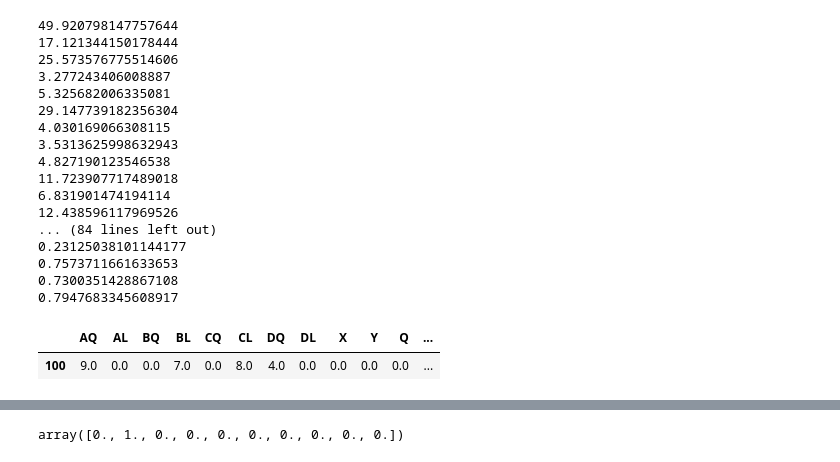
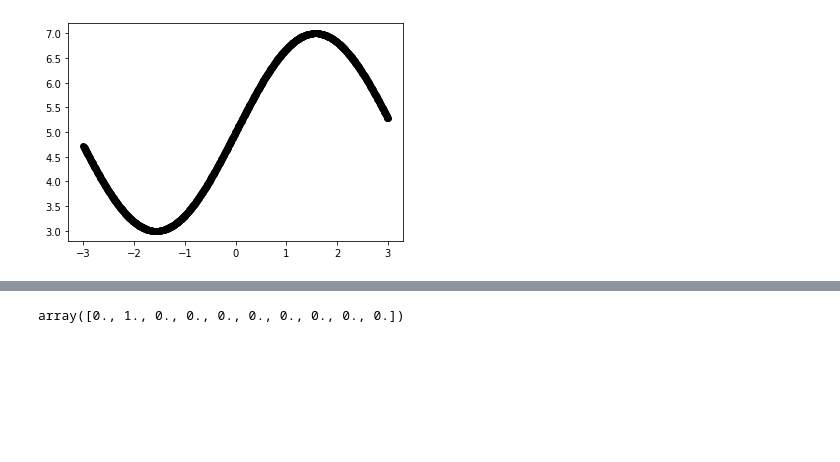
Before and after one commit to maks-tabu/dus_mm, a Jupyter notebook: neural_network.ipynb, the cells around one changed output, grey strips where cells are left out. Cells and saved outputs as stored; diff of their text form; code cells hidden in the pictures; blank space fills up the shorter version.

```diff
--- a/neural_network.ipynb
+++ b/neural_network.ipynb
@@ -184,25 +239,27 @@ dus_mm.add(Layer(y.shape[1], 'linear'))
-# %%
-dus_mm.optimize(X, y)
-# %% [output]
-49.920798147757644
-17.121344150178444
-25.573576775514606
-3.277243406008887
-5.325682006335081
-29.147739182356304
-4.030169066308115
-3.5313625998632943
-4.827190123546538
-11.723907717489018
-6.831901474194114
-12.438596117969526
-... (84 lines left out)
-0.23125038101144177
-0.7573711661633653
-0.7300351428867108
-0.7947683345608917
-# %%
-y.iloc[100:101]
-# %% [output]
-|  | AQ | AL | BQ | BL | CQ | CL | DQ | DL | X | Y | Q | ... |
-| 100 | 9.0 | 0.0 | 0.0 | 7.0 | 0.0 | 8.0 | 4.0 | 0.0 | 0.0 | 0.0 | 0.0 | ... |
+# %%
+import matplotlib.pyplot as plt
+import numpy as np
+
+# накидываем тысячу точек от -3 до 3
+X = np.linspace(-3, 3, 1000).reshape(-1, 1)
+
+# задаём линейную функцию, которую попробуем приблизить нашей нейронной сетью
+def f(x):
+    return 2 * np.sin(x) + 5
+
+f = np.vectorize(f)
+
+# вычисляем вектор значений функции
+y = f(X)
+
+# отрисовываем результат приближения нейросетью поверх исходной функции
+plt.scatter(X_train, y, color='black', antialiased=True)
+#plt.plot(, model.predict(x), color='magenta', linewidth=2, antialiased=True)
+plt.show()
+
+# выводим веса на экран
+# for layer in model.layers:
+#     weights = layer.get_weights()
+#     print(weights)
+# %% [output]
+[figure, added]
```
Also changed, not shown: parts of 24 cells of this notebook, 1 other file.
